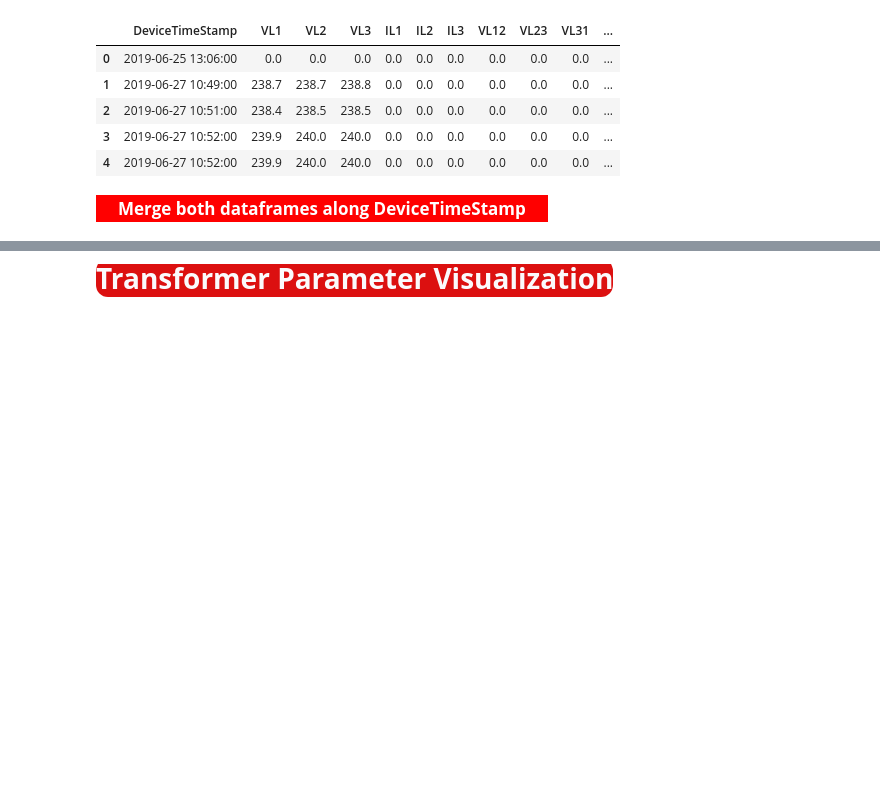
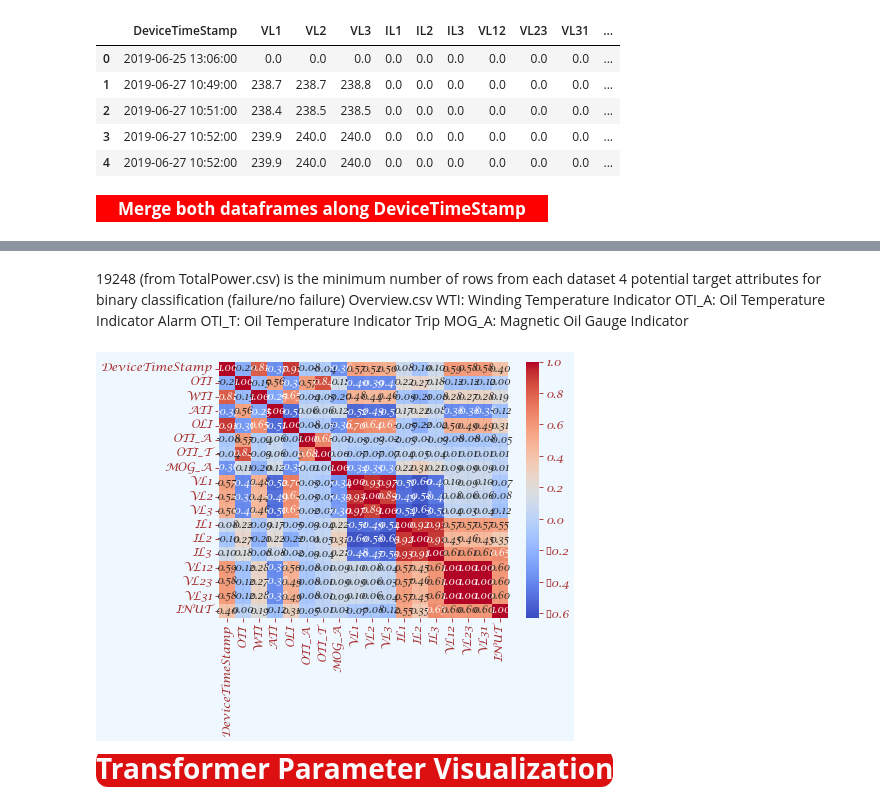
Before and after one commit to Abman2/zero_day, a Jupyter notebook: New folder/code only.ipynb, the cells around one changed output, grey strips where cells are left out. Cells and saved outputs as stored; diff of their text form; code cells hidden in the pictures; blank space fills up the shorter version.

```diff
--- a/New folder/code only.ipynb
+++ b/New folder/code only.ipynb
@@ -145,0 +146,8 @@ transformer.sample(5)
+# %% [markdown]
+19248 (from TotalPower.csv) is the minimum number of rows from each dataset
+4 potential target attributes for binary classification (failure/no failure)
+Overview.csv
+WTI: Winding Temperature Indicator
+OTI_A: Oil Temperature Indicator Alarm
+OTI_T: Oil Temperature Indicator Trip
+MOG_A: Magnetic Oil Gauge Indicator
@@ -146,3 +156,9 @@ transformer.sample(5)
+# %%
+plt.figure(figsize=(10,8))
+sns.heatmap(transformer.corr(), annot=True, cmap="coolwarm", fmt=".2f")
+plt.show()
+# %% [output]
+[figure, added]
 # %% [markdown]
 <span class="label label-default" style="background-color:#DC1010; border-radius:12px; font-weight: bold; font-family:Verdana; font-size:28px; color:#FBFAFC; ">Transformer Parameter Visualization</span>
 # %%
```
Also changed, not shown: parts of 25 cells of this notebook.
